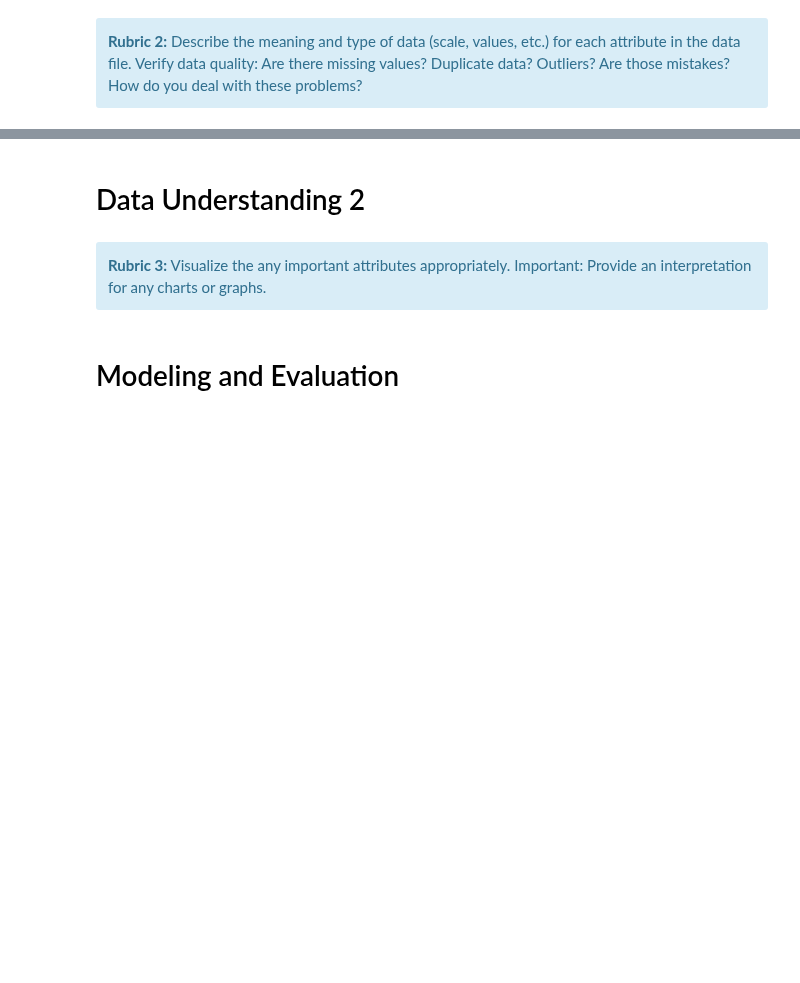
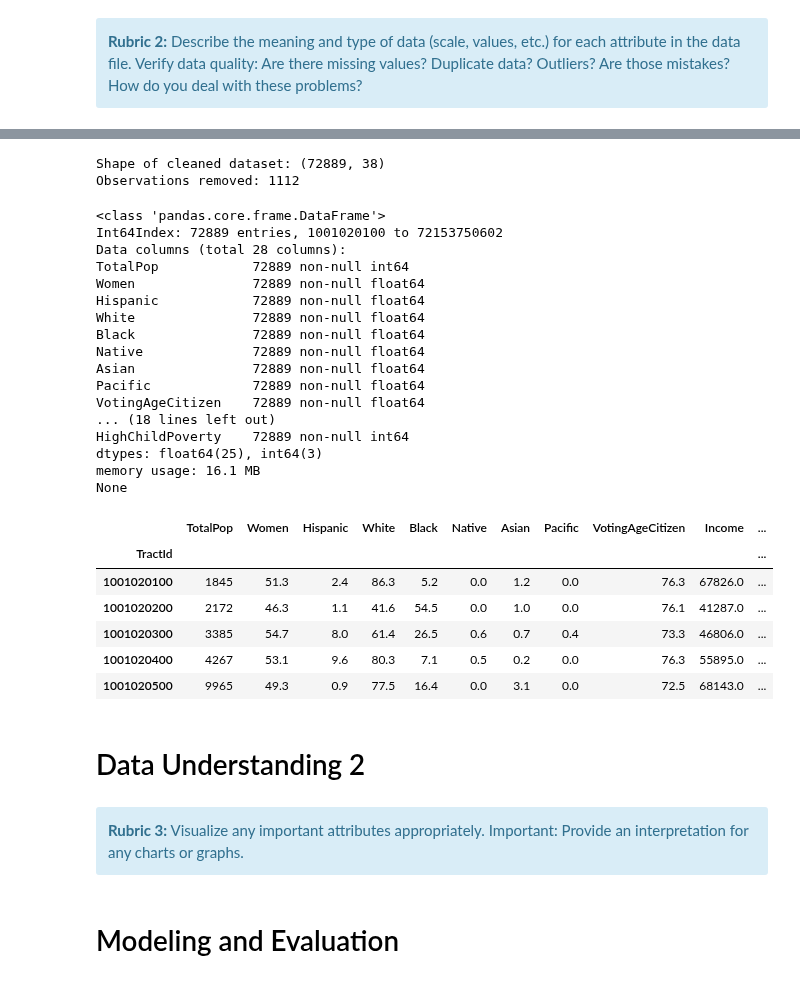
Before and after one commit to kmrollins/MSDS7331-Labs, a Jupyter notebook: MSDS7331_Team3_Lab3/MSDS7331_Team3_Lab3.ipynb, the cells around one changed output, grey strips where cells are left out. Saved outputs shown, nothing was run; the diff lists cells and outputs as text; code cells hidden in the pictures; blank space fills up the shorter version.

Commit message:
Rubrics 1 and 2

```diff
--- a/MSDS7331_Team3_Lab3/MSDS7331_Team3_Lab3.ipynb
+++ b/MSDS7331_Team3_Lab3/MSDS7331_Team3_Lab3.ipynb
@@ -26,8 +178,67 @@ Outliers? Are those mistakes? How do you deal with these problems?
+# %%
+#Dimensions of our cleaned dataset
+print("Shape of cleaned dataset:", df_17_cln.shape)
+print("Observations removed:", df_17_census.shape[0]-df_17_cln.shape[0])
+# %% [output]
+Shape of cleaned dataset: (72889, 38)
+Observations removed: 1112
+# %%
+# Create dataframe to use in models
+df_17_model = df_17_cln.copy()
+
+# Eliminate non-useful and redundant variables
+del df_17_model['State'] # encoding would result in too many added variables
+del df_17_model['County'] # encoding would result in too many added variables
+del df_17_model['Men'] # redundant to keep men and women
+del df_17_model['Unemployment'] # already encoded to binary
+del df_17_model['ChildPoverty'] # already encoded to binary
+
+# Eliminate more variables based on correlation plot (could maybe remove more)
+del df_17_model['IncomeErr'] # only need to keep one income-related variable
+del df_17_model['IncomePerCap'] # only need to keep one income-related variable
+del df_17_model['IncomePerCapErr'] # only need to keep one income-related variable
+del df_17_model['Transit'] # drive and transit were essentially inverses
+del df_17_model['PublicWork'] # private and public work were essentially inverses
+
+# All remaining variables are ints or floats so we do not have to do one-hot encoding
+
+# Convert columns to percentages for consistency
+df_17_model['Women'] = round(df_17_model['Women']/df_17_model['TotalPop']*100,1)
+df_17_model['VotingAgeCitizen'] = round(df_17_model['VotingAgeCitizen']/df_17_model['TotalPop']*100,1)
+df_17_model['Employed'] = round(df_17_model['Employed']/df_17_model['TotalPop']*100,1)
+
+print(df_17_model.info())
+df_17_model.head()
+# %% [output]
+<class 'pandas.core.frame.DataFrame'>
+Int64Index: 72889 entries, 1001020100 to 72153750602
+Data columns (total 28 columns):
+TotalPop            72889 non-null int64
+Women               72889 non-null float64
+Hispanic            72889 non-null float64
+White               72889 non-null float64
+Black               72889 non-null float64
+Native              72889 non-null float64
+Asian               72889 non-null float64
+Pacific             72889 non-null float64
+VotingAgeCitizen    72889 non-null float64
+... (18 lines left out)
+HighChildPoverty    72889 non-null int64
+dtypes: float64(25), int64(3)
+memory usage: 16.1 MB
+None
+|  | TotalPop | Women | Hispanic | White | Black | Native | Asian | Pacific | VotingAgeCitizen | Income | ... |
+| TractId |  |  |  |  |  |  |  |  |  |  | ... |
+| 1001020100 | 1845 | 51.3 | 2.4 | 86.3 | 5.2 | 0.0 | 1.2 | 0.0 | 76.3 | 67826.0 | ... |
+| 1001020200 | 2172 | 46.3 | 1.1 | 41.6 | 54.5 | 0.0 | 1.0 | 0.0 | 76.1 | 41287.0 | ... |
+| 1001020300 | 3385 | 54.7 | 8.0 | 61.4 | 26.5 | 0.6 | 0.7 | 0.4 | 73.3 | 46806.0 | ... |
+| 1001020400 | 4267 | 53.1 | 9.6 | 80.3 | 7.1 | 0.5 | 0.2 | 0.0 | 76.3 | 55895.0 | ... |
+| 1001020500 | 9965 | 49.3 | 0.9 | 77.5 | 16.4 | 0.0 | 3.1 | 0.0 | 72.5 | 68143.0 | ... |
 # %% [markdown]
 # Data Understanding 2
 # %% [markdown]
 <div class="alert alert-block alert-info">
-<b>Rubric 3:</b> Visualize the any important attributes appropriately. Important: Provide an
+<b>Rubric 3:</b> Visualize any important attributes appropriately. Important: Provide an
 interpretation for any charts or graphs.
 </div>
 # %% [markdown]
```
Also changed, not shown: parts of 10 cells of this notebook.
